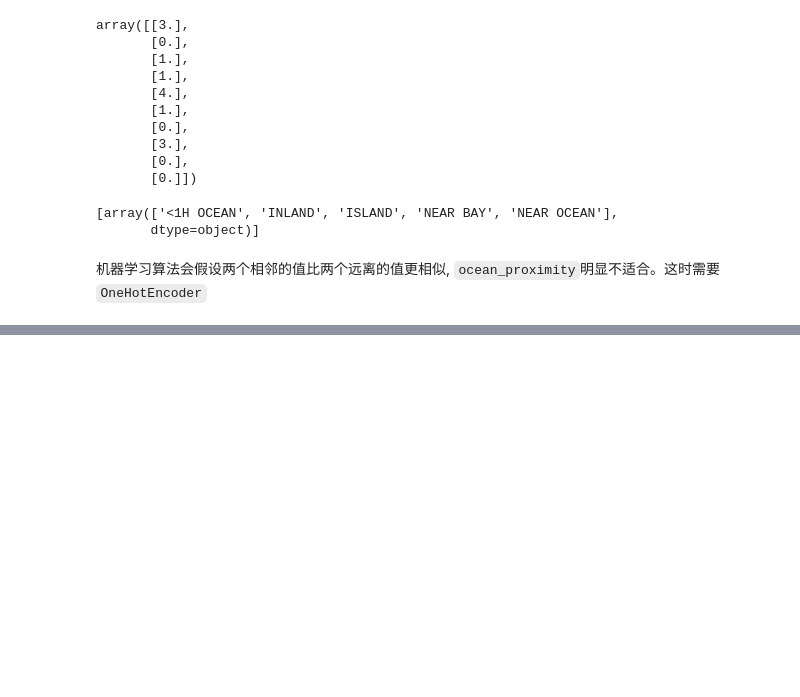
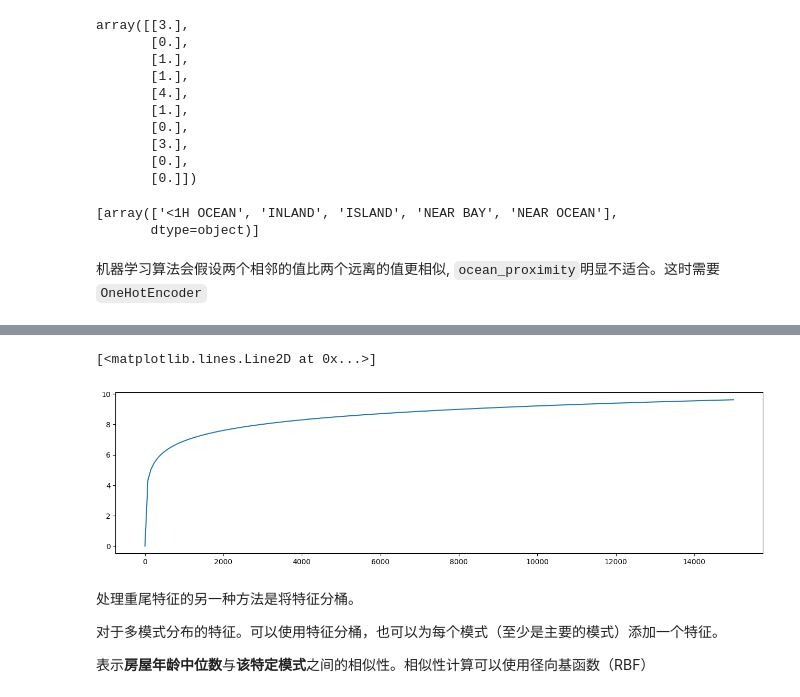
Before and after one commit to carlos19960601/mlnotes, a Jupyter notebook: hands-on-editionv3/02_end_to_end_machine_learning_project.ipynb, the cells around one changed output, grey strips where cells are left out. Cells and saved outputs as stored; diff of their text form; code cells hidden in the pictures; blank space fills up the shorter version.

```diff
--- a/hands-on-editionv3/02_end_to_end_machine_learning_project.ipynb
+++ b/hands-on-editionv3/02_end_to_end_machine_learning_project.ipynb
@@ -471,0 +539,18 @@ housing_cat_1hot = cat_encoder.fit_transform(housing_cat)
+# %%
+import matplotlib.pyplot as plt
+
+x = np.linspace(1, 15000, 200)
+y = np.log(x)
+
+plt.figure(figsize=(16, 4))
+
+plt.plot(x, y)
+# %% [output]
+[<matplotlib.lines.Line2D at 0x...>]
+[figure, added]
+# %% [markdown]
+处理重尾特征的另一种方法是将特征分桶。
+
+对于多模式分布的特征。可以使用特征分桶，也可以为每个模式（至少是主要的模式）添加一个特征。
+
+表示**房屋年龄中位数**与**该特定模式**之间的相似性。相似性计算可以使用径向基函数（RBF）
```
Also changed, not shown: parts of 38 cells of this notebook, 3 other files.
